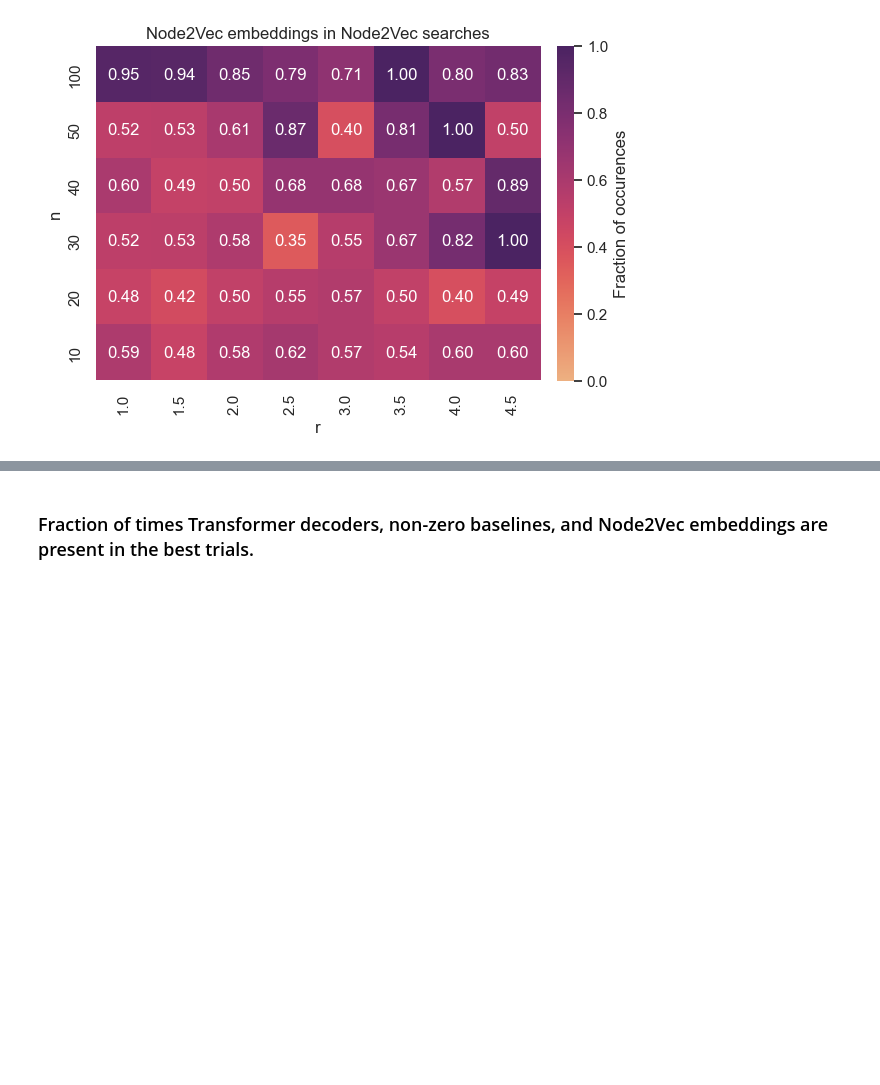
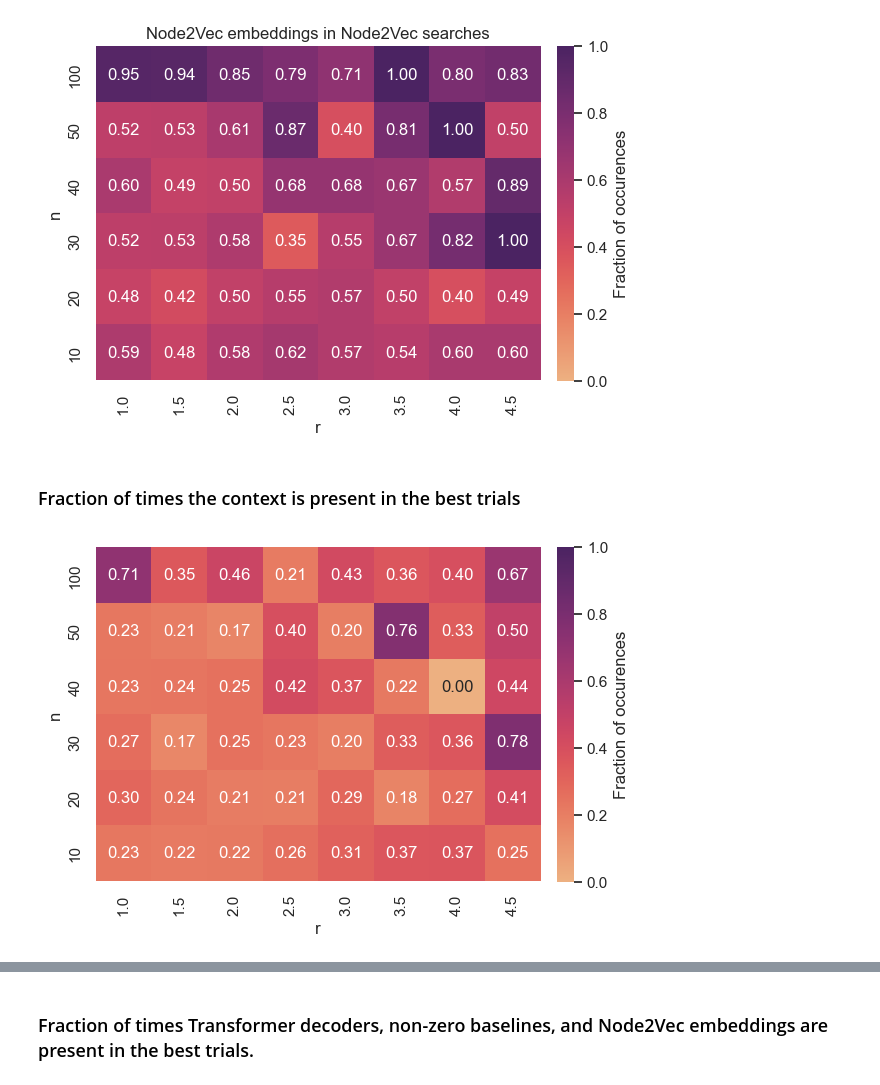
Before and after one commit to omargup/Policy-Gradient-MaxSAT-Solver, a Jupyter notebook: plot_exp.ipynb, the cells around one changed output, grey strips where cells are left out. Cells and saved outputs as stored; diff of their text form; code cells hidden in the pictures; blank space fills up the shorter version.

Commit message:
add fraction of times context is in best trials

```diff
--- a/plot_exp.ipynb
+++ b/plot_exp.ipynb
@@ -120,7 +117,7 @@ def best_trials_csv(exp_folder, csv_path):
     df.to_csv(csv_path, index=False)
 
 
-def best_trials2best_feaures(df_best_trials, feature):
+def best_trials2best_feaures(df_best_trials, feature, normalize=True):
     """Given a dataframe with the best trials, return a dataframe with the fraction of time each value
     of the feature of interest happens for each n, r, s.
     """
@@ -131,11 +128,9 @@ def best_trials2best_feaures(df_best_trials, feature):
 
     # Unique values in column feature
     feature_vals = df_feature[feature].unique()
-    feature_vals
 
     # Unique values in column s
     searches = df_feature['s'].unique()
-    searches
 
     # Generate dictionary with n, r, s as keys and feature_vals as values initialized to 0
     dic_ft = {}
@@ -162,8 +157,9 @@ def best_trials2best_feaures(df_best_trials, feature):
     df_ft['num_best_trials'] = 0
     for feture_val in feature_vals:
         df_ft['num_best_trials'] += df_ft[feture_val]
-    for feture_val in feature_vals:
-        df_ft[feture_val] = df_ft[feture_val] / df_ft['num_best_trials']
+    if normalize:
+        for feture_val in feature_vals:
+            df_ft[feture_val] = df_ft[feture_val] / df_ft['num_best_trials']
 
     # Drop num_best_trials column
     df_ft = df_ft.drop(columns=['num_best_trials'])
@@ -612,3 +608,45 @@ plot_path = 'results/node2vec.png'
 plt.savefig(plot_path, dpi=300, bbox_inches='tight', pad_inches=0.1)
 # %% [output]
 [figure]
+# %% [markdown]
+### Fraction of times the context is present in the best trials
+# %%
+# Generate dataframe with fraction of times each value of the feature of interest happens
+csv_path = 'results/df_best_trials.csv'
+feature = 'config/dec_context_initializer'
+df_best_trials = pd.read_csv(csv_path)
+df_ft = best_trials2best_feaures(df_best_trials, feature)
+
+# Keep only rows with s=node2vec
+df_ft = df_ft[df_ft['s'] == 'node2vec']
+
+# Drop irrelevant columns
+df_ft = df_ft.drop(columns=['EmptyContext'])
+
+# Convert column r to row
+df_ft = df_ft.pivot(index='n', columns='r', values=['Node2VecContext'])
+# Order from largest to smallest n
+df_ft = df_ft.reindex(index=df_ft.index[::-1])
+
+
+# Generate plot
+fig, ax = plt.subplots(1, 1, sharex=False, sharey=True, figsize=(7, 5))
+sns.set_theme(style="whitegrid")
+
+# Subplot 1: Node2Vec Search
+sns.heatmap(df_ft, annot=True, vmin=0, vmax=1, cmap='flare', cbar=True, fmt=".2f", square=True, ax=ax,
+            cbar_kws={'label': 'Fraction of occurences', 'pad': 0.03, "shrink": 0.87})
+ax.set_xticklabels([1.0, 1.5, 2.0, 2.5, 3.0, 3.5, 4.0, 4.5])
+ax.set_xlabel('r')
+#ax.set_title('Context in node2vec searches')
+#axes[inst].collections[0].colorbar.ax.set_visible(False)
+
+
+#plt.tight_layout()
+plt.subplots_adjust(wspace=0, hspace=0)
+#plt.show()
+
+plot_path = 'results/context.png'
+plt.savefig(plot_path, dpi=300, bbox_inches='tight', pad_inches=0.1)
+# %% [output]
+[figure, added]
```
Also changed, not shown: parts of 2 cells of this notebook.
